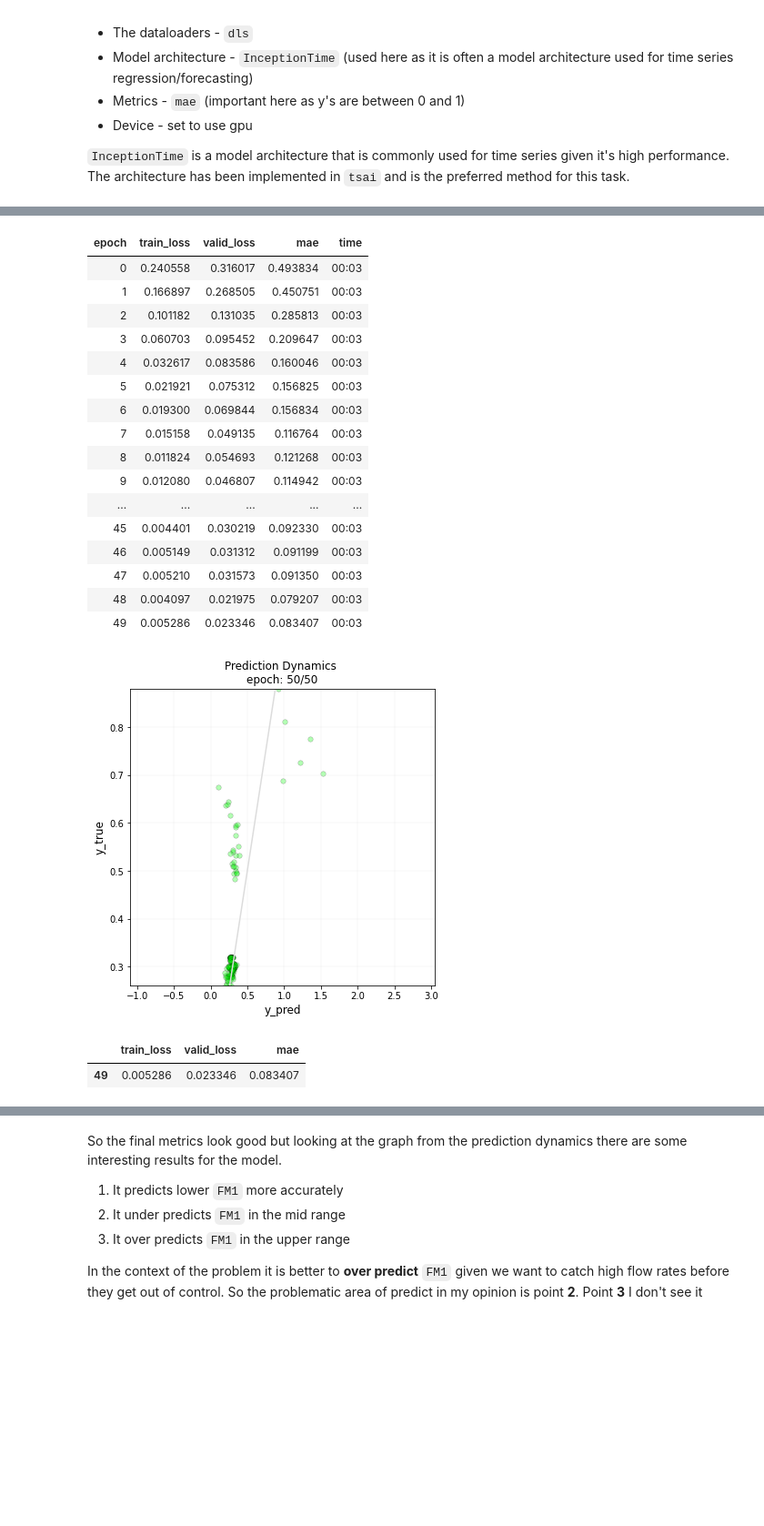
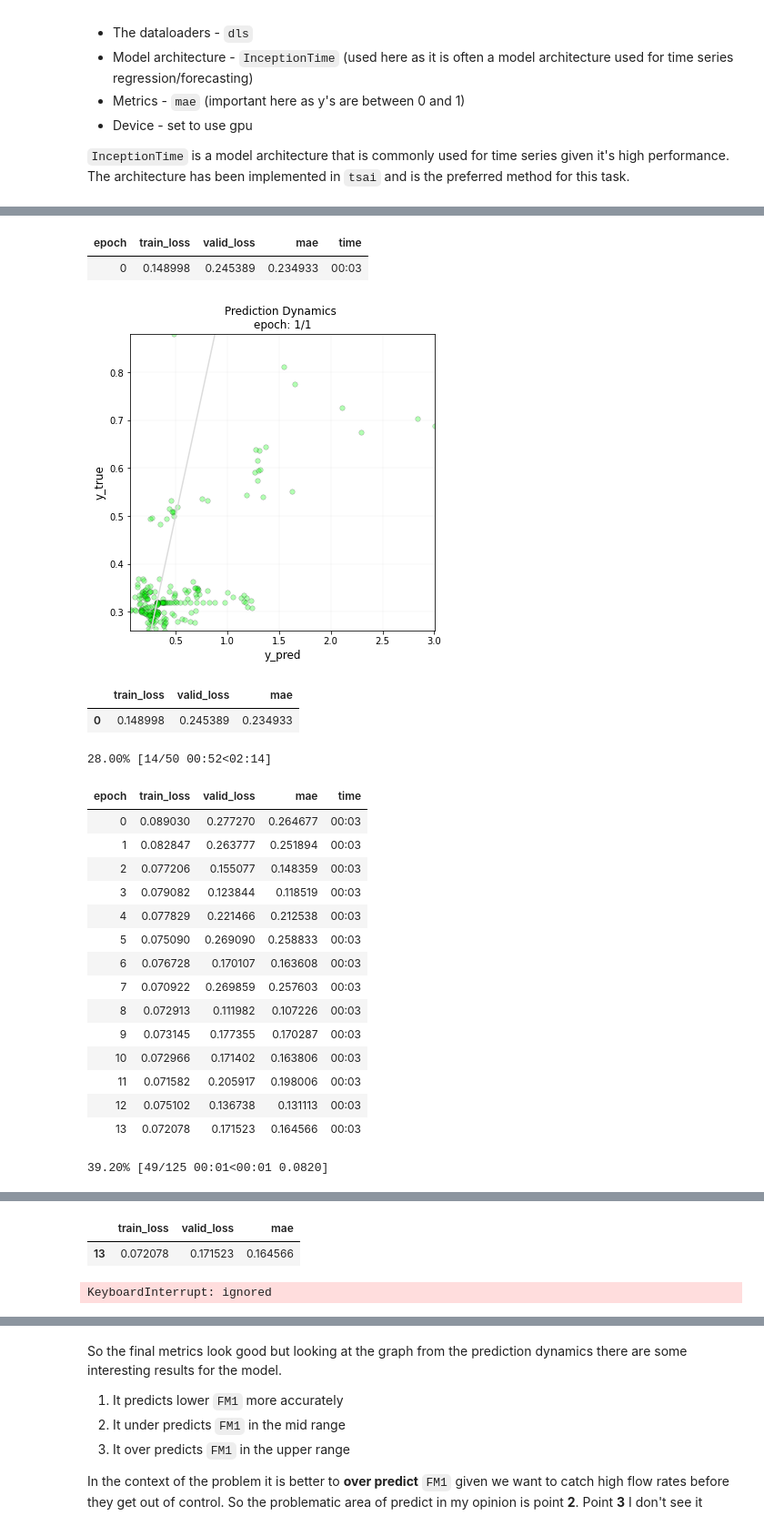
Before and after one commit to Lion-Mod/My-electrophoresis-sense-is-tingling, a Jupyter notebook: sensor_prediction.ipynb, the cells around one changed output, grey strips where cells are left out. Shown at 91% size. Saved outputs shown, nothing was run; the diff lists cells and outputs as text; code cells hidden in the pictures; blank space fills up the shorter version.

```diff
--- a/sensor_prediction.ipynb
+++ b/sensor_prediction.ipynb
@@ -110,4 +136,4 @@ X[0:2], y[0:2] # Two examples of windows, notice Xs consist of multiple arrays a
 With the data in "windows" it can now be split into training and validation datasets. It is important to not shuffle the data as the aim is to forecast the future.
 # %%
-splits = get_splits(y, valid_size = .2, random_state = 23, shuffle = False) # Split
+splits = get_splits(y, valid_size = .3, random_state = 23, shuffle = False) # Split
 # %% [output]
@@ -137,3 +167,16 @@ dls.show(dls.one_batch()) # Example of a batch
+# %%
+def weighted_l1_loss(inp, targ, weight_fn=None):
+    if weight_fn is not None:
+        return (F.l1_loss(*flatten_check(inp,targ), reduction='none') * weight_fn(targ)).mean()
+    else:
+        return F.l1_loss(*flatten_check(inp,targ))
+
+def weight_fn(targ, min=0, max=10):
+    targ = TensorBase(targ.contiguous()).view(-1)
+    weight = 1 + torch.clamp((targ - min)/(max - min), 0, 1)
+    return weight
+
+loss_func = partial(weighted_l1_loss, weight_fn= weight_fn)
 # %% [markdown]
 ## **Baseline model**
 With everything setup a `ts_learner` can be created with inputs:
@@ -144,7 +187,7 @@ With everything setup a `ts_learner` can be created with inputs:
 
 `InceptionTime` is a model architecture that is commonly used for time series given it's high performance. The architecture has been implemented in `tsai` and is the preferred method for this task.
 # %%
-learn = ts_learner(dls, InceptionTime, metrics = mae, device = default_device(use_cuda = True))
+learn = ts_learner(dls, InceptionTime, metrics = mae, device = default_device(use_cuda = True), loss_func = loss_func)
 # %%
 learn.lr_find() # Find suitable lr
 # %% [output]
@@ -154,28 +197,30 @@ SuggestedLRs(lr_min=0.00831763744354248, lr_steep=9.999999747378752e-06)
 # %%
 # Training loop
 # - Fit for 50 epochs
 # - Learning rate at 1e-5
 # - Use PredictionDynamics callback to see the predictions after each epoch/at the end of training
 # - Add a tiny bit of weight decay to lessen overfitting
-learn.fit_one_cycle(50, 1e-5, cbs = [PredictionDynamics], wd = 0.01)
+learn.fine_tune(50, 1e-4, cbs = [PredictionDynamics], wd = 0.01)
 # %% [output]
 | epoch | train_loss | valid_loss | mae | time |
-| 0 | 0.240558 | 0.316017 | 0.493834 | 00:03 |
-| 1 | 0.166897 | 0.268505 | 0.450751 | 00:03 |
-| 2 | 0.101182 | 0.131035 | 0.285813 | 00:03 |
-| 3 | 0.060703 | 0.095452 | 0.209647 | 00:03 |
-| 4 | 0.032617 | 0.083586 | 0.160046 | 00:03 |
-| 5 | 0.021921 | 0.075312 | 0.156825 | 00:03 |
-| 6 | 0.019300 | 0.069844 | 0.156834 | 00:03 |
-| 7 | 0.015158 | 0.049135 | 0.116764 | 00:03 |
-| 8 | 0.011824 | 0.054693 | 0.121268 | 00:03 |
-| 9 | 0.012080 | 0.046807 | 0.114942 | 00:03 |
-| ... | ... | ... | ... | ... |
-| 45 | 0.004401 | 0.030219 | 0.092330 | 00:03 |
-| 46 | 0.005149 | 0.031312 | 0.091199 | 00:03 |
-| 47 | 0.005210 | 0.031573 | 0.091350 | 00:03 |
-| 48 | 0.004097 | 0.021975 | 0.079207 | 00:03 |
-| 49 | 0.005286 | 0.023346 | 0.083407 | 00:03 |
+| 0 | 0.148998 | 0.245389 | 0.234933 | 00:03 |
-[figure, old version]
+[figure, new version]
 |  | train_loss | valid_loss | mae |
-| 49 | 0.005286 | 0.023346 | 0.083407 |
+| 0 | 0.148998 | 0.245389 | 0.234933 |
+28.00% [14/50 00:52<02:14]
+| epoch | train_loss | valid_loss | mae | time |
+| 0 | 0.089030 | 0.277270 | 0.264677 | 00:03 |
+| 1 | 0.082847 | 0.263777 | 0.251894 | 00:03 |
+| 2 | 0.077206 | 0.155077 | 0.148359 | 00:03 |
+| 3 | 0.079082 | 0.123844 | 0.118519 | 00:03 |
+| 4 | 0.077829 | 0.221466 | 0.212538 | 00:03 |
+| 5 | 0.075090 | 0.269090 | 0.258833 | 00:03 |
+| 6 | 0.076728 | 0.170107 | 0.163608 | 00:03 |
+| 7 | 0.070922 | 0.269859 | 0.257603 | 00:03 |
+| 8 | 0.072913 | 0.111982 | 0.107226 | 00:03 |
+| 9 | 0.073145 | 0.177355 | 0.170287 | 00:03 |
+| 10 | 0.072966 | 0.171402 | 0.163806 | 00:03 |
+| 11 | 0.071582 | 0.205917 | 0.198006 | 00:03 |
+| 12 | 0.075102 | 0.136738 | 0.131113 | 00:03 |
+| 13 | 0.072078 | 0.171523 | 0.164566 | 00:03 |
+39.20% [49/125 00:01<00:01 0.0820]
@@ -181,0 +228,3 @@ learn.fit_one_cycle(50, 1e-5, cbs = [PredictionDynamics], wd = 0.01)
+|  | train_loss | valid_loss | mae |
+| 13 | 0.072078 | 0.171523 | 0.164566 |
+KeyboardInterrupt: ignored
```
Also changed, not shown: parts of 31 cells of this notebook.
